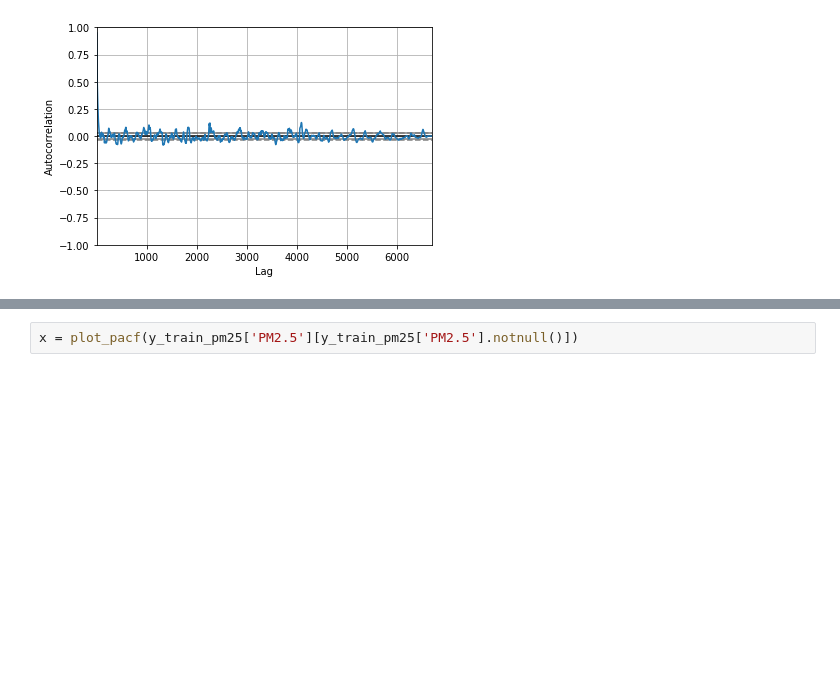
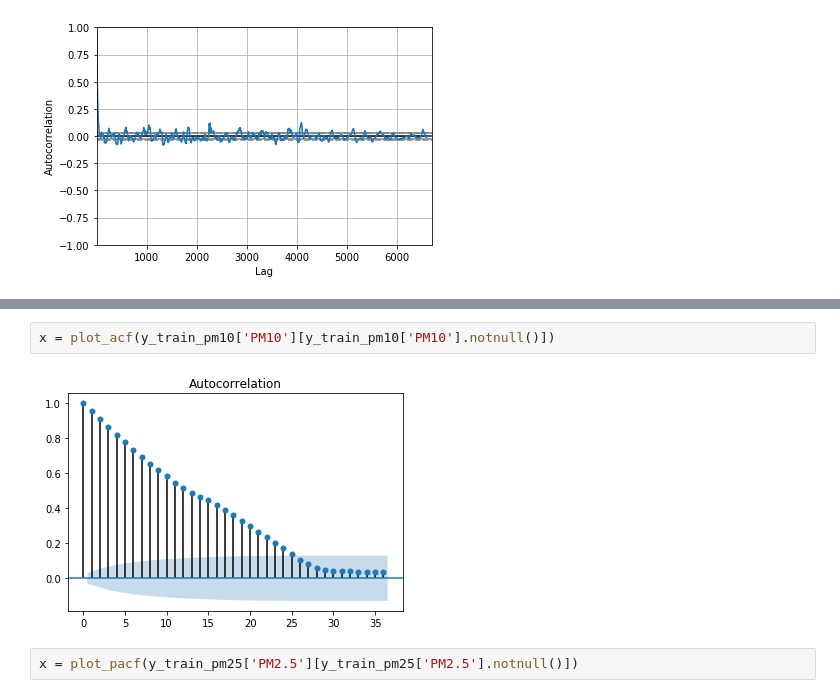
Before and after one commit to mjjimenez/kdd_air_quality_forecasting, a Jupyter notebook: notebooks/ARIMA.ipynb, the cells around one changed output, grey strips where cells are left out. Saved outputs shown, nothing was run; the diff lists cells and outputs as text; blank space fills up the shorter version.

```diff
--- a/notebooks/ARIMA.ipynb
+++ b/notebooks/ARIMA.ipynb
@@ -110,3 +137,7 @@ plot_acf(y_train_pm25['PM2.5'][y_train_pm25['PM2.5'].notnull()])
+# %%
+x = plot_acf(y_train_pm10['PM10'][y_train_pm10['PM10'].notnull()])
+# %% [output]
+[figure, added]
 # %%
 x = plot_pacf(y_train_pm25['PM2.5'][y_train_pm25['PM2.5'].notnull()])
 # %% [output]
```
Also changed, not shown: parts of 15 cells of this notebook.
